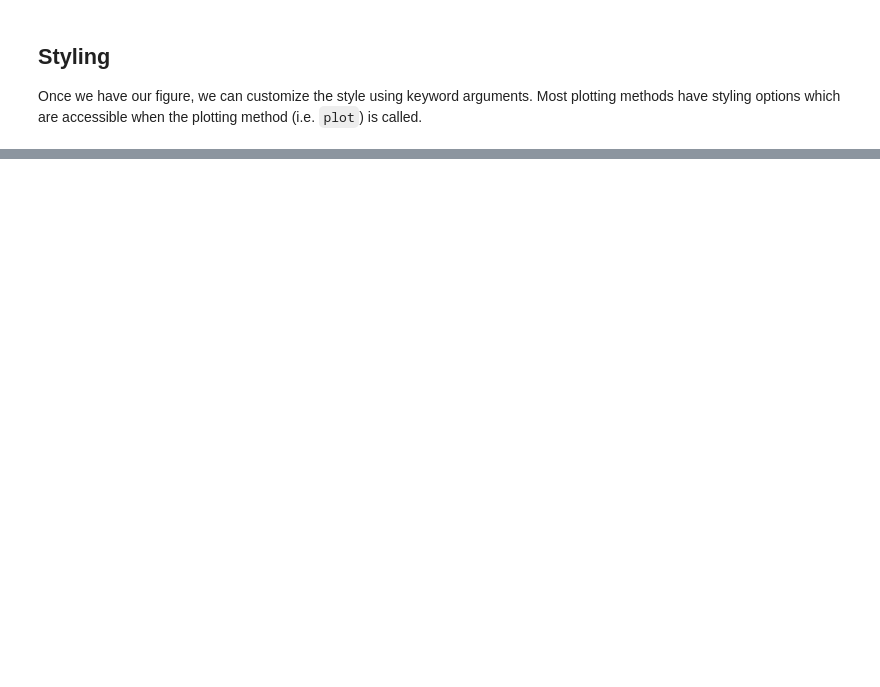
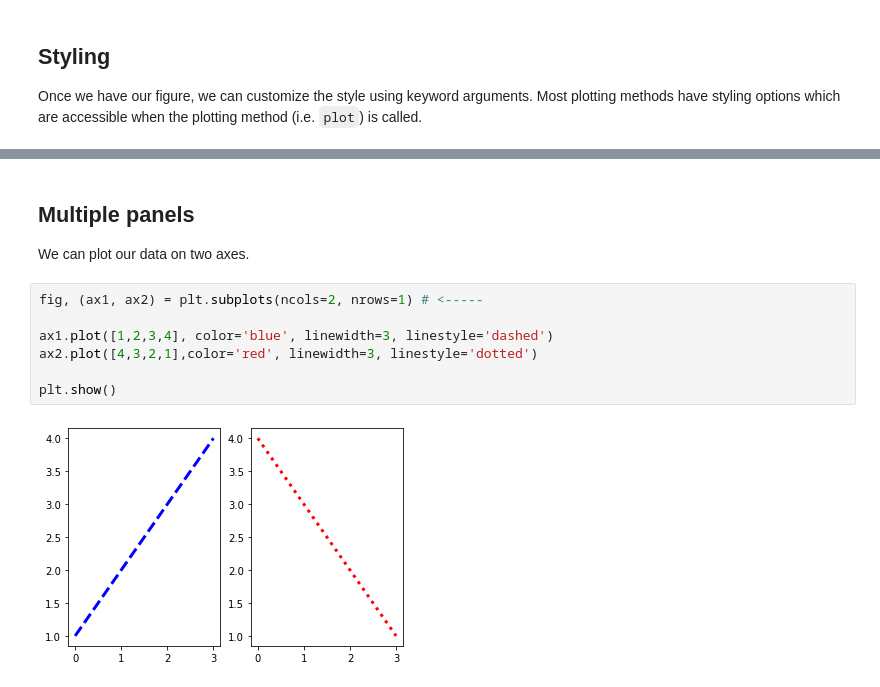
Before and after one commit to ryan-lab-duke/programming-for-sds-site, a Jupyter notebook: _sources/demos/06a-demo.ipynb, the cells around one changed output, grey strips where cells are left out. Drawn from its saved outputs; the diff is of its cells as text; blank space fills up the shorter version.

```diff
--- a/_sources/demos/06a-demo.ipynb
+++ b/_sources/demos/06a-demo.ipynb
@@ -89,0 +132,13 @@ plt.show()
+# %% [markdown]
+## Multiple panels
+
+We can plot our data on two axes.
+# %%
+fig, (ax1, ax2) = plt.subplots(ncols=2, nrows=1) # <-----
+
+ax1.plot([1,2,3,4], color='blue', linewidth=3, linestyle='dashed')
+ax2.plot([4,3,2,1],color='red', linewidth=3, linestyle='dotted')
+
+plt.show()
+# %% [output]
+[figure, added]
```
Also changed, not shown: parts of 22 cells of this notebook, 52 other files.
